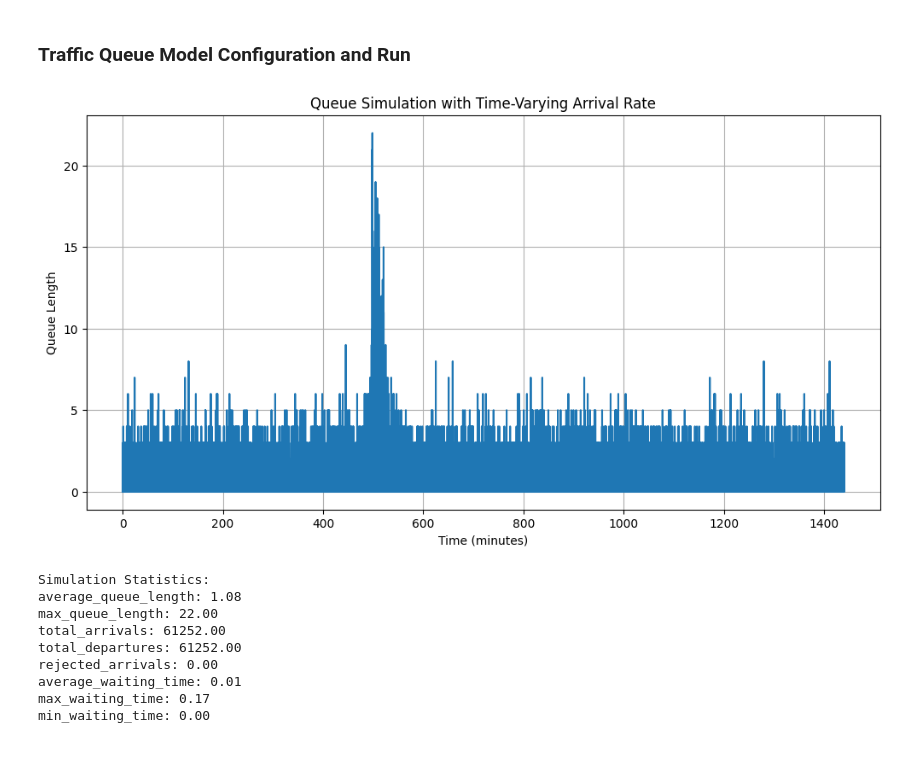
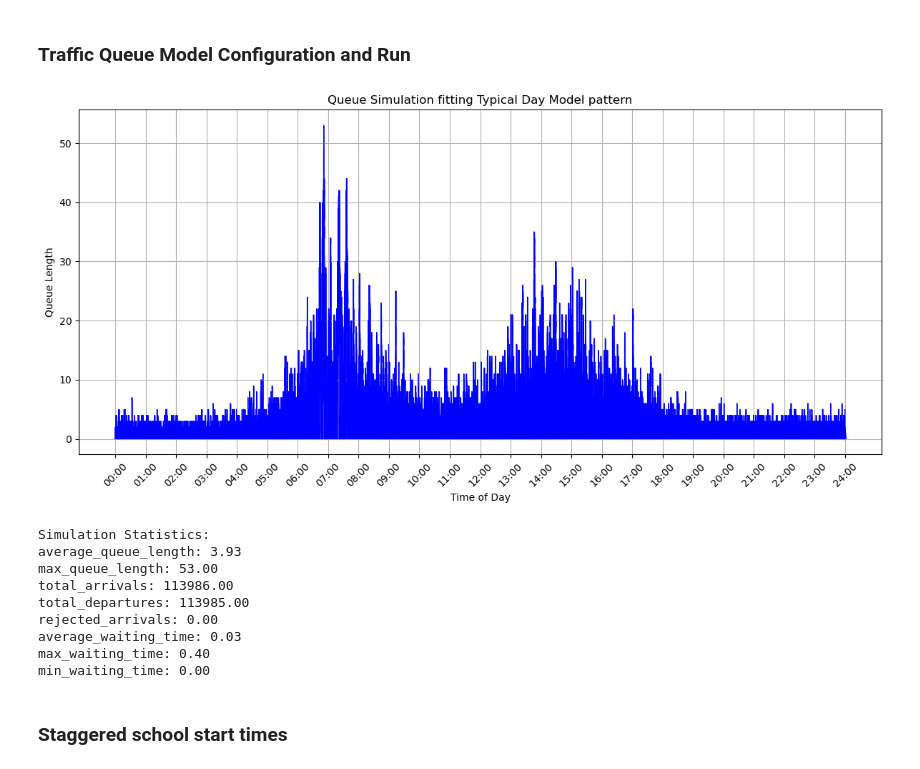
Before and after one commit to jyoutir/stochastic-proccess-portfolios, a Jupyter notebook: FCT_project/model.ipynb, the cells around one changed output. Saved outputs shown, nothing was run; the diff lists cells and outputs as text; code cells hidden in the pictures.

Commit message:
added more content to model.ipynb

```diff
--- a/FCT_project/model.ipynb
+++ b/FCT_project/model.ipynb
@@ -8,7 +8,7 @@ import matplotlib.pyplot as plt
 class NonStationaryMM1:
     def __init__(self, arrival_rate_func, service_rate_func, T_end,
                  initial_queue_length=0, max_queue_length=None,
-                 time_step=0.1, collect_waiting_times=True):
+                 time_step=0.1, collect_waiting_times=True, max_departures=115000):
         """
          Non-stationary M/M/1 queue simulation
 
@@ -20,12 +20,14 @@ class NonStationaryMM1:
         max_queue_length (int): Maximum allowed queue length (None for unlimited)
         time_step (float): Time resolution for statistics collection
         collect_waiting_times (bool): Whether to collect individual waiting times
+        max_departures (int): Maximum number of departures before stopping
         """
         self.lambda_t = arrival_rate_func
         self.mu_t = service_rate_func
         self.T_end = T_end
         self.max_queue_length = max_queue_length
         self.time_step = time_step
+        self.max_departures = max_departures
 
         # State variables
         self.current_time = 0.0
@@ -115,9 +117,9 @@ class NonStationaryMM1:
 
     def run_simulation(self):
         """
-        Run simulation until T_end
+        Run simulation until T_end or max_departures is reached
         """
-        while self.current_time < self.T_end:
+        while self.current_time < self.T_end and self.total_departures < self.max_departures:
             self.step()
 
     def get_statistics(self):
@@ -147,85 +149,111 @@ def arrival_rate(t, base_rate=40, peaks=None):
     """
     Calculates arrival rate at time t based on GMM components
 
-    GMM Components:
-    1: μ=91.05, σ²=3.45, w=0.422 (42.2%) - Regular daytime traffic
-    2: μ=86.68, σ²=0.52, w=0.392 (39.2%) - Night/early morning traffic
-    3: μ=95.20, σ²=2.95, w=0.186 (18.6%) - Peak traffic
+    Parameters:
+    t (float): Time in minutes from midnight
+    base_rate (float): Background traffic flow rate (cars per minute)
+    peaks (list): List of dictionaries for each peak period
+
+    Returns:
+    rate (float): Arrival rate at time t
     """
     if peaks is None:
         peaks = [
             # Morning peak (around 7:00)
-            {"amplitude": 90, "time": 420, "width": 60},  # 7 AM, based on Component 3
+            {"amplitude": 90, "time": 420, "width": 90},  # 7 AM
 
-            # Midday peak (around 12:00)
-            {"amplitude": 65, "time": 720, "width": 120},  # 12 PM, based on Component 1
+            # Mid-morning peak (around 11:00)
+            {"amplitude": 30, "time": 660, "width": 120},  # 11 AM
 
-            # Evening peak (around 17:00)
-            {"amplitude": 80, "time": 1020, "width": 90},  # 5 PM, based on Component 3
+            # Afternoon peak (around 15:00)
+            {"amplitude": 80, "time": 900, "width": 120},  # 3 PM
         ]
 
     # Base rate varies by time of day to match Component 2 (night/early morning)
     if 0 <= t < 360:  # Midnight to 6 AM
-        base_rate = 35  # Lower base rate (Component 2: μ=86.68)
+        base_rate = 35  # Lower base rate for night hours
     elif 360 <= t < 720:  # 6 AM to 12 PM
-        base_rate = 45  # Higher base rate (Component 1: μ=91.05)
+        base_rate = 45  # Higher base rate for morning
     elif 720 <= t < 1080:  # 12 PM to 6 PM
-        base_rate = 50  # Peak base rate (Component 3: μ=95.20)
+        base_rate = 50  # Peak base rate for afternoon
     else:  # 6 PM to midnight
-        base_rate = 40  # Moderate base rate (Component 1: μ=91.05)
+        base_rate = 40  # Moderate base rate for evening
 
     rate = base_rate
     for peak in peaks:
         A = peak["amplitude"]
         t_peak = peak["time"]
         sigma = peak["width"]
+        # Gaussian peak addition
         rate += A * np.exp(-((t - t_peak)**2) / (2 * sigma**2))
 
     return rate
+
 
 
 def service_rate(t):
     return 150  # cars per minute
 
 if __name__ == "__main__":
     # Create simulation
     sim = NonStationaryMM1(
         arrival_rate_func=lambda t: arrival_rate(t),
         service_rate_func=service_rate,
         T_end=1440,  # 1440 minutes = 24 hours
         initial_queue_length=0,
         max_queue_length=100,  # Adjust as needed
         time_step=1  # 1-minute time steps
     )
 
     # Run simulation
     sim.run_simulation()
 
     # Plotting
     plt.figure(figsize=(12, 6))
-    plt.plot(sim.time_history, sim.queue_length_history)
-    plt.xlabel('Time (minutes)')
+    plt.fill_between(sim.time_history, sim.queue_length_history,
+                 color='blue',
+                 alpha=0.8)  # fill with transparency
+    plt.plot(sim.time_history, sim.queue_length_history,
+         color='blue',
+         linewidth=0.8)
+
+    # Convert minutes to time of day labels
+    def minutes_to_timestring(minutes):
+        hours = int(minutes // 60)
+        mins = int(minutes % 60)
+        return f"{hours:02d}:{mins:02d}"
+
+    # Set x-axis ticks every hour (60 minutes)
+    xticks = np.arange(0, 1441, 60)  # 0 to 1440 in steps of 60
+    xtick_labels = [minutes_to_timestring(x) for x in xticks]
+    plt.xticks(xticks, xtick_labels, rotation=45)
+
+    plt.xlabel('Time of Day')
     plt.ylabel('Queue Length')
-    plt.title('Queue Simulation with Time-Varying Arrival Rate')
+    plt.title('Queue Simulation fitting Typical Day Model pattern')
     plt.grid(True)
+    plt.tight_layout()
+    plt.savefig('data/queue_typical.png')
     plt.show()
 
     # Print statistics
     stats = sim.get_statistics()
     print("\nSimulation Statistics:")
     for key, value in stats.items():
         print(f"{key}: {value:.2f}")
 # %% [output]
-[figure, old version]
+[figure, new version]
 Simulation Statistics:
-average_queue_length: 1.08
-max_queue_length: 22.00
-total_arrivals: 61252.00
-total_departures: 61252.00
+average_queue_length: 3.93
+max_queue_length: 53.00
+total_arrivals: 113986.00
+total_departures: 113985.00
 rejected_arrivals: 0.00
-average_waiting_time: 0.01
-max_waiting_time: 0.17
+average_waiting_time: 0.03
+max_waiting_time: 0.40
 min_waiting_time: 0.00
+# %% [markdown]
+### Staggered school start times
 # %%
 def arrival_rate(t, base_rate=40, peaks=None):
     """
```
Also changed, not shown: parts of 1 cell of this notebook, 1 other file.
